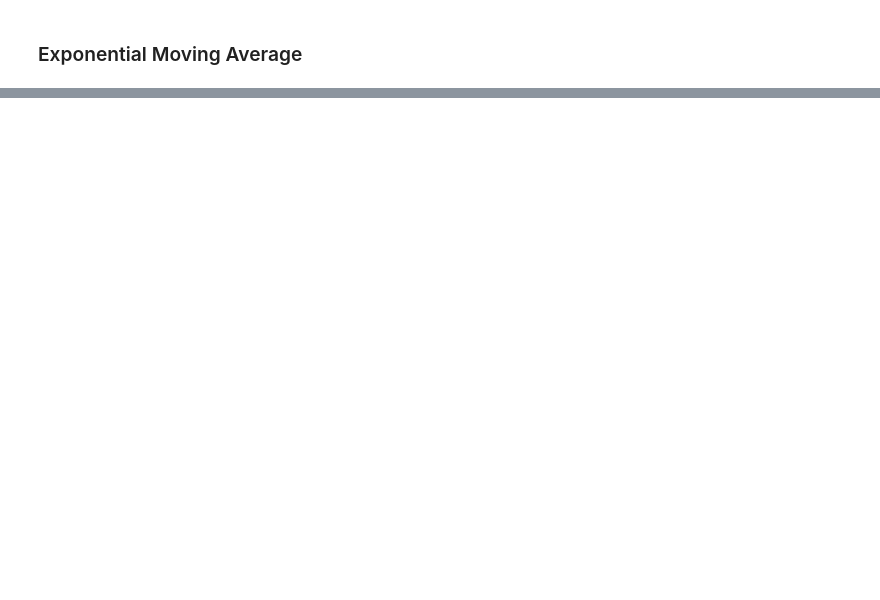
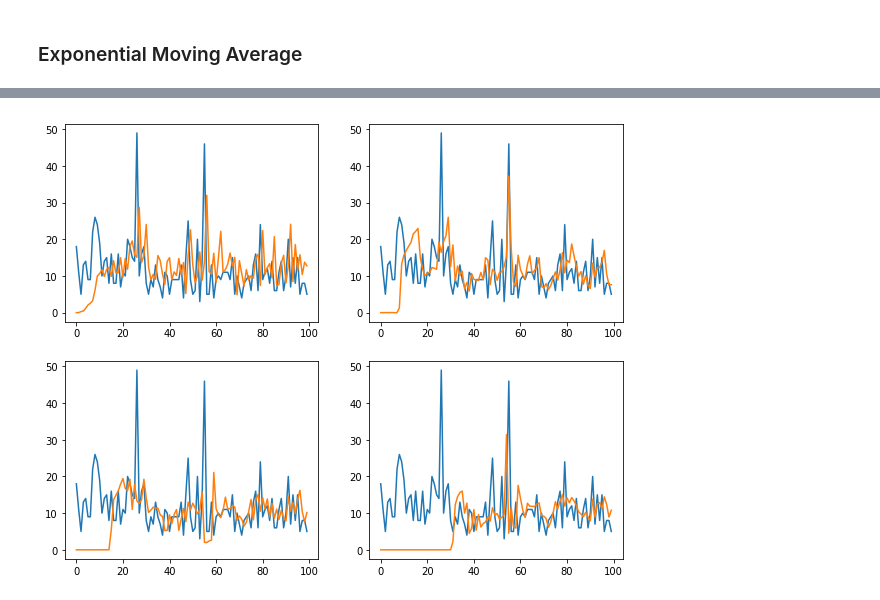
Before and after one commit to tavishcode/fyp, a Jupyter notebook: wiki_test.ipynb, the cells around one changed output, grey strips where cells are left out. Saved outputs shown, nothing was run; the diff lists cells and outputs as text; code cells hidden in the pictures; blank space fills up the shorter version.

```diff
--- a/wiki_test.ipynb
+++ b/wiki_test.ipynb
@@ -101,0 +109,34 @@ plt.plot(preds[20][:])
+# %%
+num_hidden_units = 64
+num_outputs = 1
+windows = [1, 7, 14, 30]
+# %%
+f, axs = plt.subplots(2,2)
+for r, window in enumerate(windows):
+    preds = np.zeros((arr.shape[0], arr.shape[1]))
+    for w in range(window):
+        preds[:,w] = 0
+    model = Sequential()
+    model.add(GRU(num_hidden_units))
+    model.add(Dense(num_outputs))
+    model.add(Activation('relu'))
+    model.compile(optimizer='adam', loss='mean_squared_error')
+    for i in range(window, arr.shape[1]): # i -> timestep
+        x = np.zeros((arr.shape[0], window, 1))
+        y = np.zeros((arr.shape[0], 1))
+        for j in range(arr.shape[0]): # j -> webpage
+            x[j, :, 0] = arr[j][i - window : i]
+            y[j][0] = arr[j][i]
+        for k in range(window):
+            x[:, k, :] = scale(x[:, k, :])
+        p = model.predict(x).flatten()
+        preds[:, i] = p
+        model.fit(x, y, epochs=10, verbose=0)
+    if r <= 1:
+        axs[0, r].plot(arr[0][:100])
+        axs[0, r].plot(preds[0][:100])
+    else:
+        axs[1, r-2].plot(arr[0][:100])
+        axs[1, r-2].plot(preds[0][:100])
+# %% [output]
+[figure, added]
```
Also changed, not shown: parts of 6 cells of this notebook.
